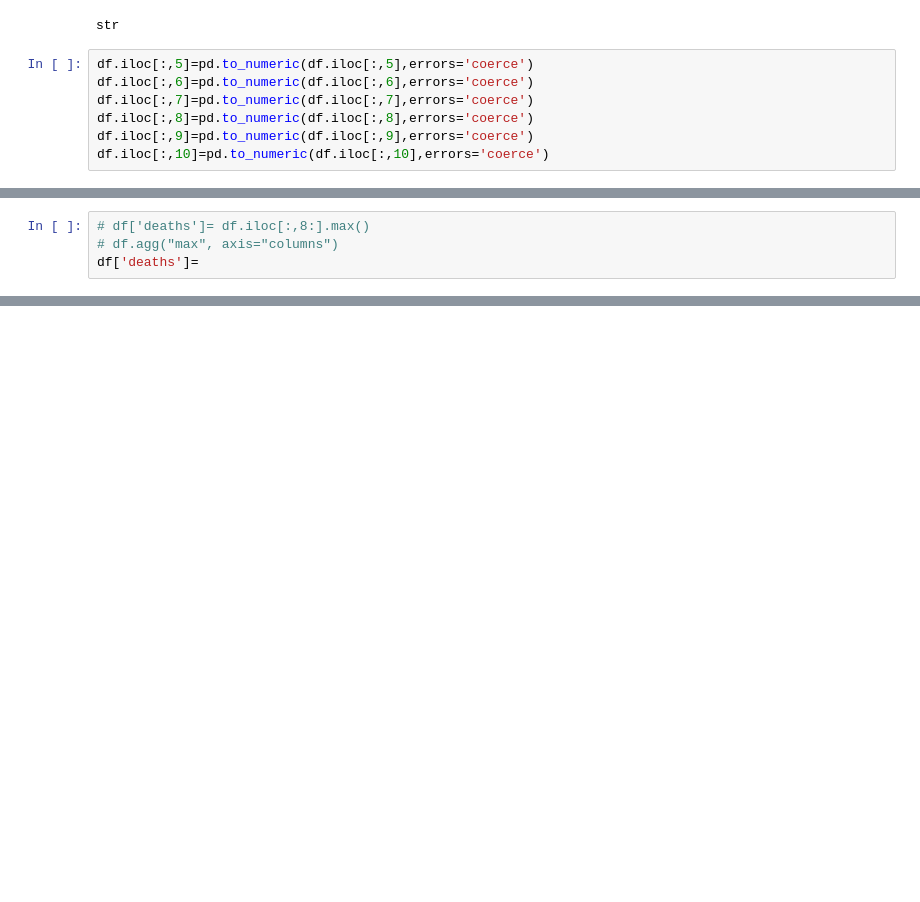
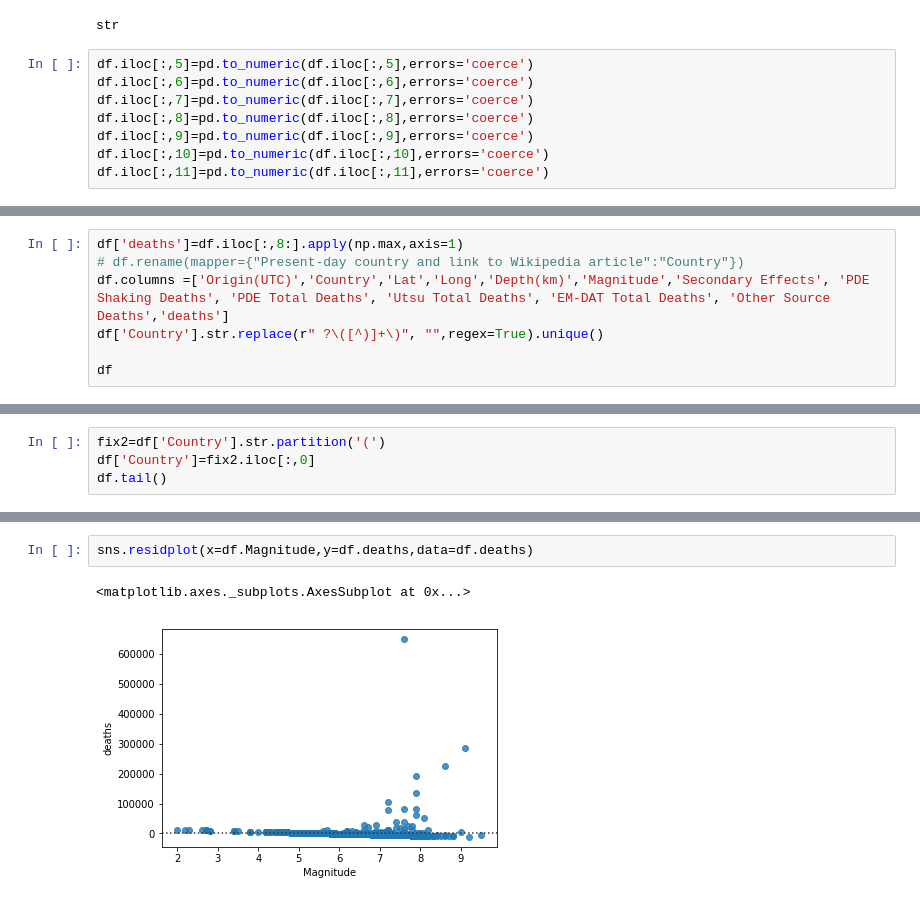
Before and after one commit to Cjcarlevato/data-question-3-earthquakes-the-dream-crushers, a Jupyter notebook: EarthquakeUWN.ipynb, the cells around one changed output, grey strips where cells are left out. Drawn from its saved outputs; the diff is of its cells as text; blank space fills up the shorter version.

```diff
--- a/EarthquakeUWN.ipynb
+++ b/EarthquakeUWN.ipynb
@@ -350,6 +352,7 @@ df.iloc[:,7]=pd.to_numeric(df.iloc[:,7],errors='coerce')
 df.iloc[:,8]=pd.to_numeric(df.iloc[:,8],errors='coerce')
 df.iloc[:,9]=pd.to_numeric(df.iloc[:,9],errors='coerce')
 df.iloc[:,10]=pd.to_numeric(df.iloc[:,10],errors='coerce')
+df.iloc[:,11]=pd.to_numeric(df.iloc[:,11],errors='coerce')
 # %%
 df.head(3)
 # %% [output]
@@ -357,7 +360,3 @@ df.head(3)
 | 0 | Origin (UTC) | Present-day country and link to W... | Lat | Long | Depth (km) | NaN | NaN | ... |
 | 1 | 1900-05-11 17:23 | Japan | 38.700 | 141.100 | 5 | 7.0 | NaN | ... |
 | 2 | 1900-07-12 06:25 | Turkey | 40.300 | 43.100 | NaN | 5.9 | NaN | ... |
-# %%
-# df['deaths']= df.iloc[:,8:].max()
-# df.agg("max", axis="columns")
-df['deaths']=
@@ -385,0 +367,7 @@ Name: deaths, Length: 1341, dtype: float64
+# %%
+df['deaths']=df.iloc[:,8:].apply(np.max,axis=1)
+# df.rename(mapper={"Present-day country and link to Wikipedia article":"Country"})
+df.columns =['Origin(UTC)','Country','Lat','Long','Depth(km)','Magnitude','Secondary Effects', 'PDE Shaking Deaths', 'PDE Total Deaths', 'Utsu Total Deaths', 'EM-DAT Total Deaths', 'Other Source Deaths','deaths']
+df['Country'].str.replace(r" ?\([^)]+\)", "",regex=True).unique()
+
+df
@@ -385,0 +393,4 @@ Name: deaths, Length: 1341, dtype: float64
+# %%
+fix2=df['Country'].str.partition('(')
+df['Country']=fix2.iloc[:,0]
+df.tail()
@@ -385,0 +427,5 @@ Name: deaths, Length: 1341, dtype: float64
+# %%
+sns.residplot(x=df.Magnitude,y=df.deaths,data=df.deaths)
+# %% [output]
+<matplotlib.axes._subplots.AxesSubplot at 0x...>
+[figure, added]
```
Also changed, not shown: parts of 11 cells of this notebook.
